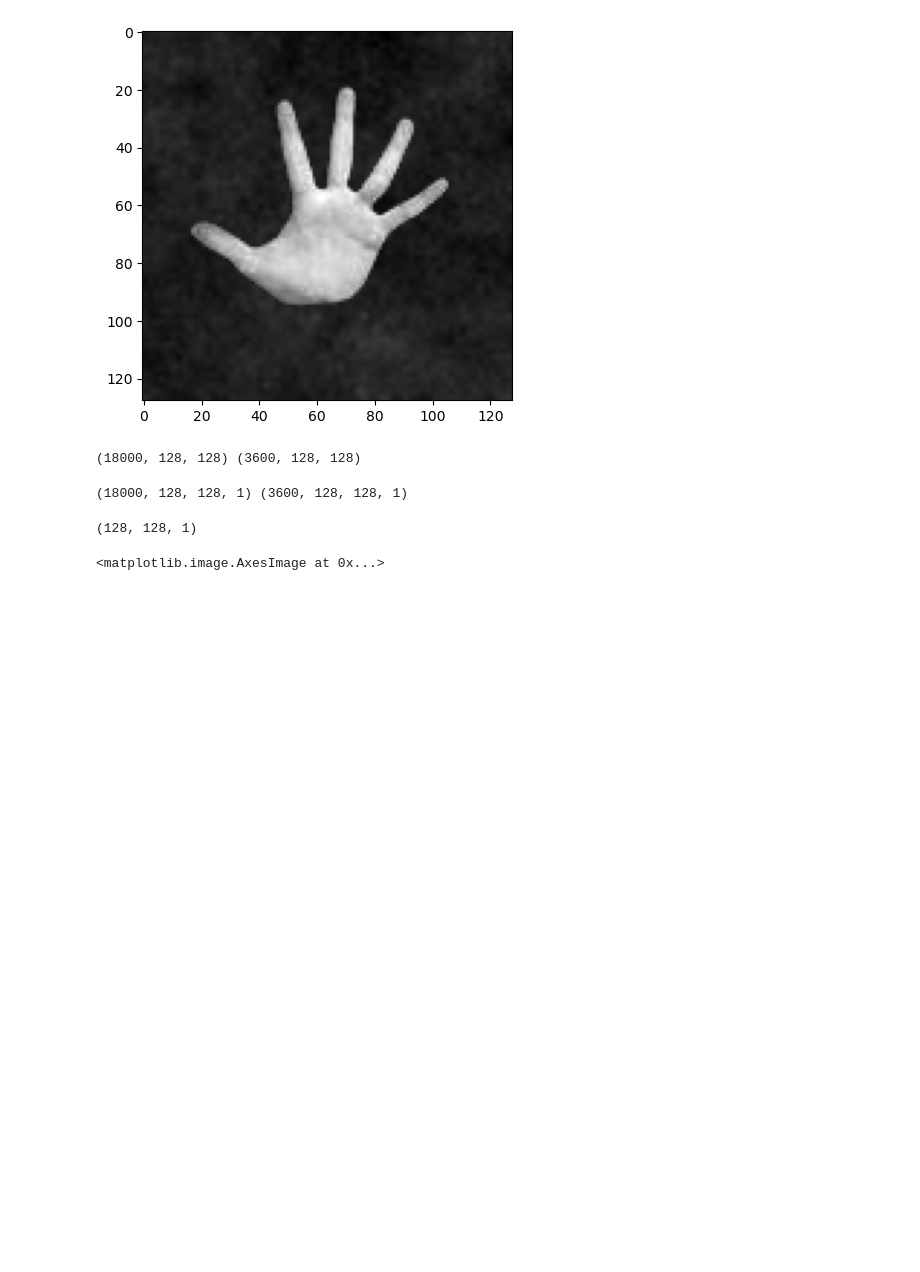
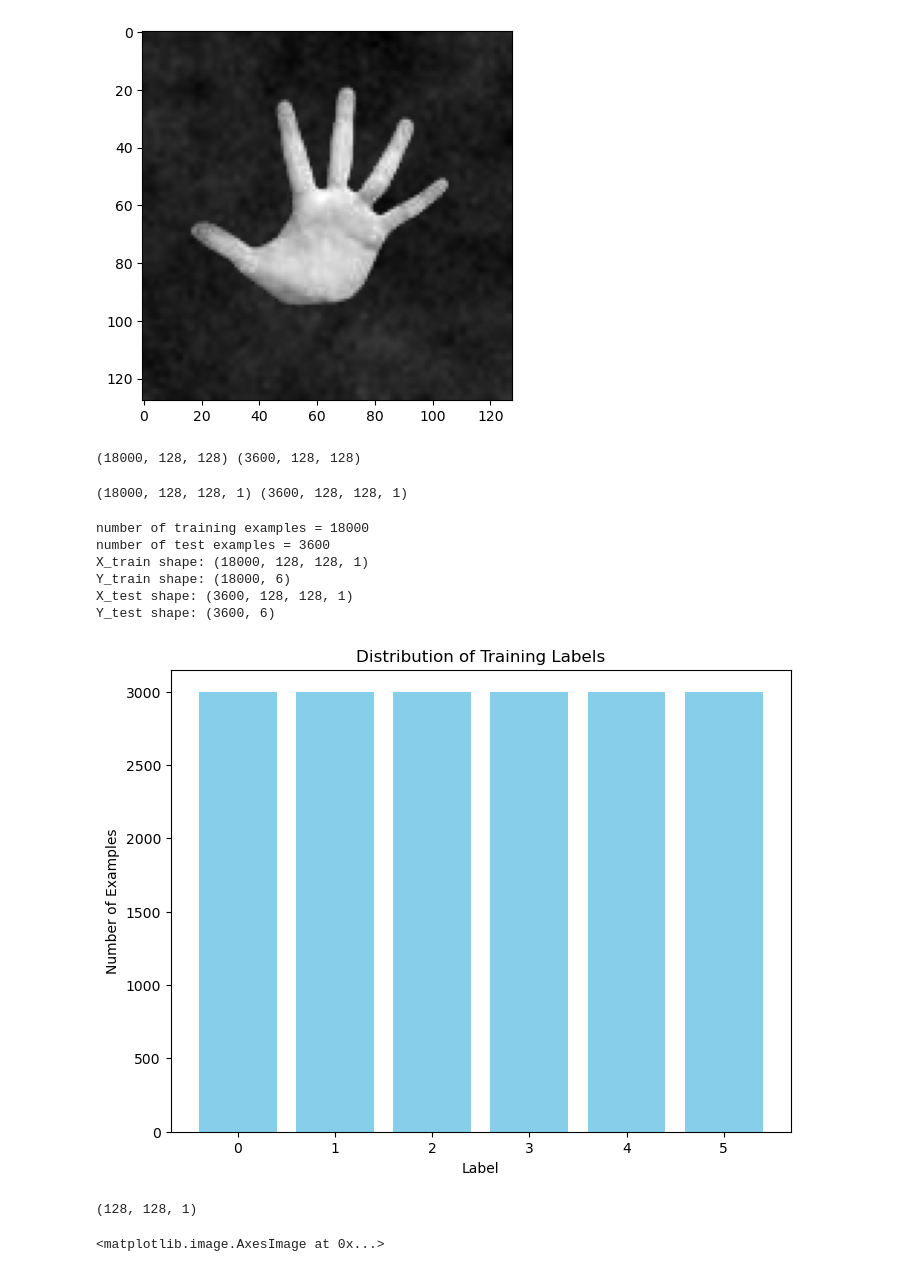
Before and after one commit to fachrysann/Computer-Vision-with-OpenCV-Project, a Jupyter notebook: Deep_learning/coba1.ipynb, the cells around one changed output. Drawn from its saved outputs; the diff is of its cells as text; code cells hidden in the pictures; blank space fills up the shorter version.

```diff
--- a/Deep_learning/coba1.ipynb
+++ b/Deep_learning/coba1.ipynb
@@ -75,6 +77,41 @@ print(train_images.shape, test_images.shape)
 # %%
 train_labels = to_categorical(train_labels,6)
 test_labels = to_categorical(test_labels, 6)
+# %%
+print ("number of training examples = " + str(train_images.shape[0]))
+print ("number of test examples = " + str(test_images.shape[0]))
+print ("X_train shape: " + str(train_images.shape))
+print ("Y_train shape: " + str(train_labels.shape))
+print ("X_test shape: " + str(test_images.shape))
+print ("Y_test shape: " + str(test_labels.shape))
+# %% [output]
+number of training examples = 18000
+number of test examples = 3600
+X_train shape: (18000, 128, 128, 1)
+Y_train shape: (18000, 6)
+X_test shape: (3600, 128, 128, 1)
+Y_test shape: (3600, 6)
+# %%
+import numpy as np
+import matplotlib.pyplot as plt
+
+# Assuming Y_train is a one-hot encoded array
+# Convert one-hot encoding to label indices
+label_indices = np.argmax(train_labels, axis=1)
+
+# Count occurrences of each label
+label_counts = np.bincount(label_indices)
+
+# Generate the bar plot
+plt.figure(figsize=(8, 6))
+plt.bar(range(len(label_counts)), label_counts, color='skyblue')
+plt.title('Distribution of Training Labels')
+plt.xlabel('Label')
+plt.ylabel('Number of Examples')
+plt.xticks(range(len(label_counts)))
+plt.show()
+# %% [output]
+[figure, added]
 # %%
 img_generator = keras.preprocessing.image.ImageDataGenerator(
                     rotation_range=45,
```
Also changed, not shown: parts of 14 cells of this notebook, 9 other files.
